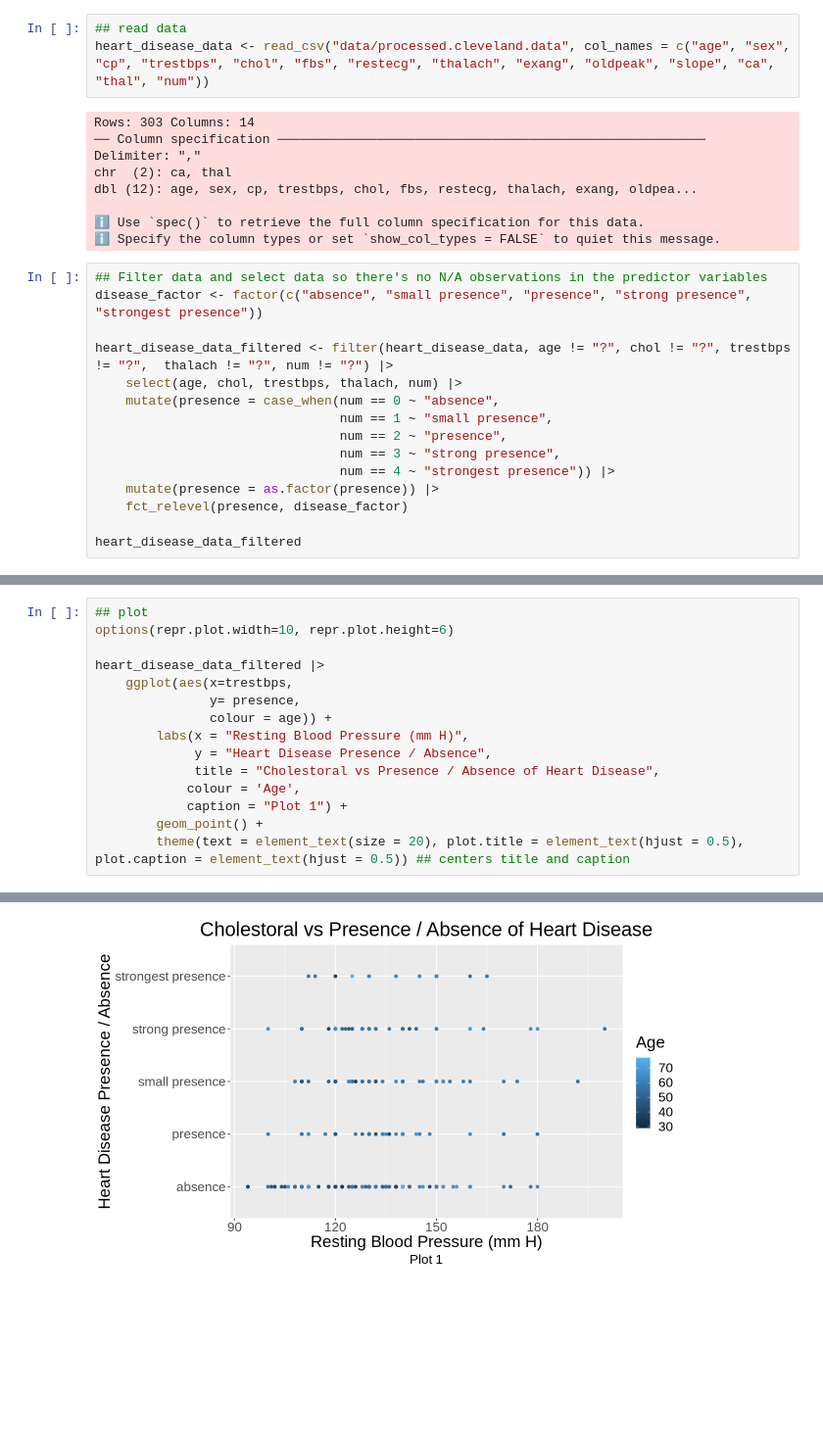
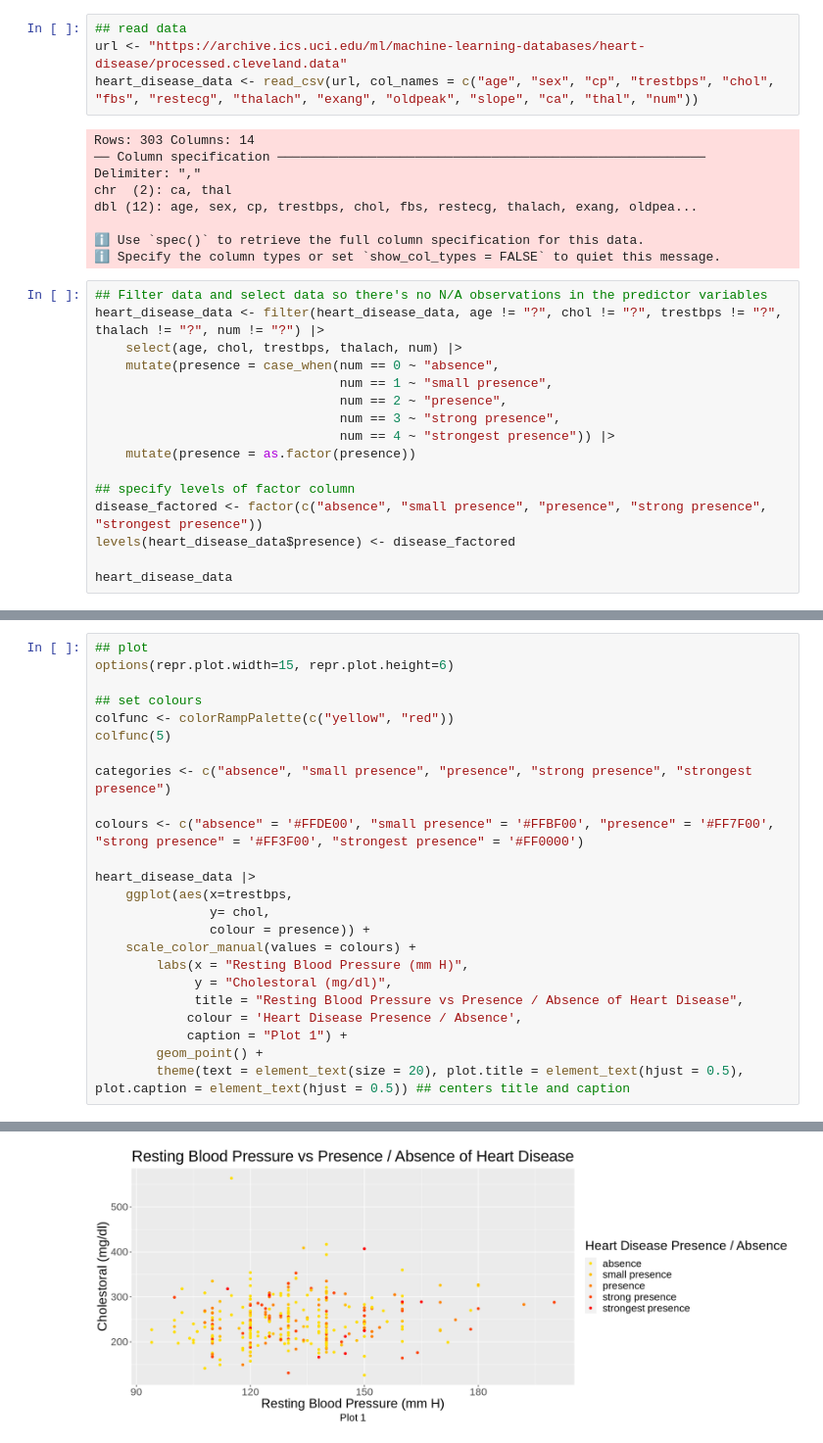
Before and after one commit to Kyleetd/DSCI100-Course-Project-2023, a Jupyter notebook: FinalProjectScript.ipynb, the cells around one changed output, grey strips where cells are left out. Shown: that part at 98% size. Saved outputs shown, nothing was run; the diff lists cells and outputs as text; blank space fills up the shorter version.

Commit message:
Added Plots

```diff
--- a/FinalProjectScript.ipynb
+++ b/FinalProjectScript.ipynb
@@ -8,6 +26,7 @@ library(forcats)
 # %%
 ## read data
-heart_disease_data <- read_csv("data/processed.cleveland.data", col_names = c("age", "sex", "cp", "trestbps", "chol", "fbs", "restecg", "thalach", "exang", "oldpeak", "slope", "ca", "thal", "num"))
+url <- "https://archive.ics.uci.edu/ml/machine-learning-databases/heart-disease/processed.cleveland.data"
+heart_disease_data <- read_csv(url, col_names = c("age", "sex", "cp", "trestbps", "chol", "fbs", "restecg", "thalach", "exang", "oldpeak", "slope", "ca", "thal", "num"))
 # %% [output]
 Rows: 303 Columns: 14
 ── Column specification ────────────────────────────────────────────────────────
@@ -19,17 +38,18 @@ dbl (12): age, sex, cp, trestbps, chol, fbs, restecg, thalach, exang, oldpea...
 ℹ Specify the column types or set `show_col_types = FALSE` to quiet this message.
 # %%
 ## Filter data and select data so there's no N/A observations in the predictor variables
-disease_factor <- factor(c("absence", "small presence", "presence", "strong presence", "strongest presence"))
-
-heart_disease_data_filtered <- filter(heart_disease_data, age != "?", chol != "?", trestbps != "?",  thalach != "?", num != "?") |>
+heart_disease_data <- filter(heart_disease_data, age != "?", chol != "?", trestbps != "?",  thalach != "?", num != "?") |>
     select(age, chol, trestbps, thalach, num) |>
     mutate(presence = case_when(num == 0 ~ "absence",
                                 num == 1 ~ "small presence",
                                 num == 2 ~ "presence",
                                 num == 3 ~ "strong presence",
                                 num == 4 ~ "strongest presence")) |>
-    mutate(presence = as.factor(presence)) |>
-    fct_relevel(presence, disease_factor)
+    mutate(presence = as.factor(presence))
 
-heart_disease_data_filtered
+## specify levels of factor column
+disease_factored <- factor(c("absence", "small presence", "presence", "strong presence", "strongest presence"))
+levels(heart_disease_data$presence) <- disease_factored
+
+heart_disease_data
 # %% [output]
@@ -37,15 +75,24 @@ ERROR: Error: `f` must be a factor (or character vector).
 # %%
 ## plot
-options(repr.plot.width=10, repr.plot.height=6)
+options(repr.plot.width=15, repr.plot.height=6)
 
-heart_disease_data_filtered |>
+## set colours
+colfunc <- colorRampPalette(c("yellow", "red"))
+colfunc(5)
+
+categories <- c("absence", "small presence", "presence", "strong presence", "strongest presence")
+
+colours <- c("absence" = '#FFDE00', "small presence" = '#FFBF00', "presence" = '#FF7F00', "strong presence" = '#FF3F00', "strongest presence" = '#FF0000')
+
+heart_disease_data |>
     ggplot(aes(x=trestbps,
-               y= presence,
-               colour = age)) +
+               y= chol,
+               colour = presence)) +
+    scale_color_manual(values = colours) +
         labs(x = "Resting Blood Pressure (mm H)",
-             y = "Heart Disease Presence / Absence",
-             title = "Cholestoral vs Presence / Absence of Heart Disease",
-            colour = 'Age',
+             y = "Cholestoral (mg/dl)",
+             title = "Resting Blood Pressure vs Presence / Absence of Heart Disease",
+            colour = 'Heart Disease Presence / Absence',
             caption = "Plot 1") +
         geom_point() +
         theme(text = element_text(size = 20), plot.title = element_text(hjust = 0.5), plot.caption = element_text(hjust = 0.5)) ## centers title and caption
@@ -53 +101 @@ heart_disease_data_filtered |>
-[figure, old version]
+[figure, new version]
```
Also changed, not shown: parts of 7 cells of this notebook.
